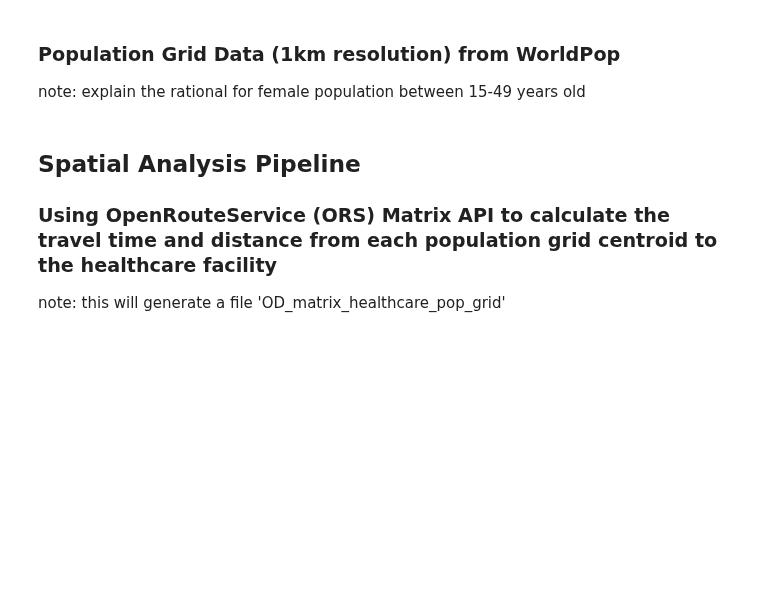
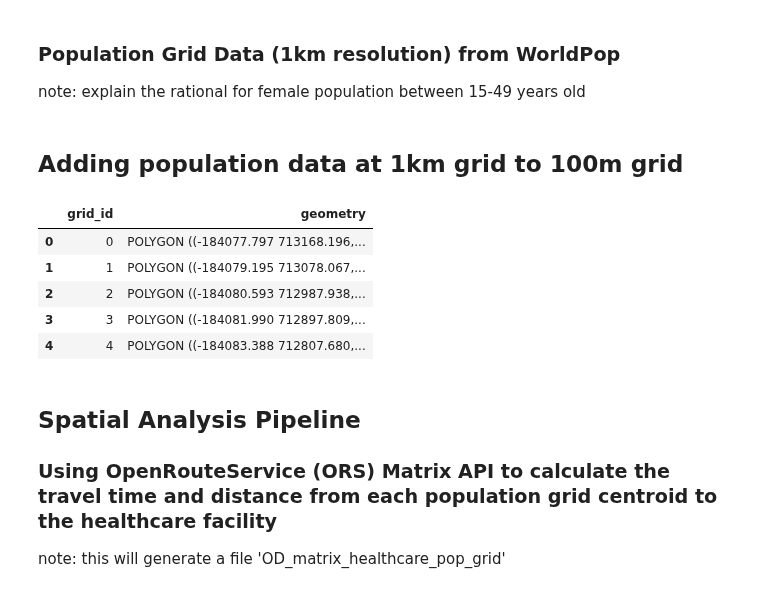
Before and after one commit to urbanbigdatacentre/ideamaps-models, a Jupyter notebook: models/emergency-maternal-care/scripts/Health_Care_Access_3_closet_EmOC.ipynb, the cells around one changed output. Drawn from its saved outputs; the diff is of its cells as text; code cells hidden in the pictures; blank space fills up the shorter version.

Commit message:
Updated the population data for Lagos 100x100m

```diff
--- a/models/emergency-maternal-care/scripts/Health_Care_Access_3_closet_EmOC.ipynb
+++ b/models/emergency-maternal-care/scripts/Health_Care_Access_3_closet_EmOC.ipynb
@@ -170,0 +189,54 @@ note: explain the rational for female population between 15-49 years old
+# %% [markdown]
+## Adding population data at 1km grid to 100m grid
+# %%
+# reading in geotiff file as numpy array
+def read_tif(file: Path):
+    if not file.exists():
+        raise FileNotFoundError(f'File {file} not found')
+
+    with rasterio.open(file) as dataset:
+        arr = dataset.read()  # (bands X height X width)
+        transform = dataset.transform
+        crs = dataset.crs
+
+    return arr.transpose((1, 2, 0)), transform, crs
+
+def raster2vector(arr, transform, crs) -> gpd.GeoDataFrame:
+    height, width, bands = arr.shape
+
+    # Generate pixel coordinates
+    geometries = []
+    pixel_values = []
+
+    for row in range(height):
+        for col in range(width):
+            x_min, y_max = transform * (col, row)  # Top-left corner
+            x_max, y_min = transform * (col + 1, row + 1)  # Bottom-right corner
+
+            pixel_value = arr[row, col].tolist()[0]  # Convert numpy array to list
+            polygon = Polygon([(x_min, y_max), (x_max, y_max), (x_max, y_min), (x_min, y_min)])
+
+            geometries.append(polygon)
+            pixel_values.append(pixel_value)
+
+    # Convert to DataFrame
+    gdf = gpd.GeoDataFrame({'pop_grid_pop': pixel_values, 'geometry': geometries}, crs=crs)
+
+    return gdf
+
+epsg = 'EPSG:32632'
+# %%
+# Preparing grid
+grid_file = data_inputs + '100mGrid.gpkg'
+grid = gpd.read_file(grid_file)
+grid = grid.to_crs(epsg)
+grid['grid_id'] = range(len(grid))
+grid = grid[['grid_id', 'geometry']].set_geometry('geometry')
+grid.head()
+# %% [output]
+|  | grid_id | geometry |
+| 0 | 0 | POLYGON ((-184077.797 713168.196,... |
+| 1 | 1 | POLYGON ((-184079.195 713078.067,... |
+| 2 | 2 | POLYGON ((-184080.593 712987.938,... |
+| 3 | 3 | POLYGON ((-184081.990 712897.809,... |
+| 4 | 4 | POLYGON ((-184083.388 712807.680,... |
```
Also changed, not shown: parts of 36 cells of this notebook, 3 other files.
